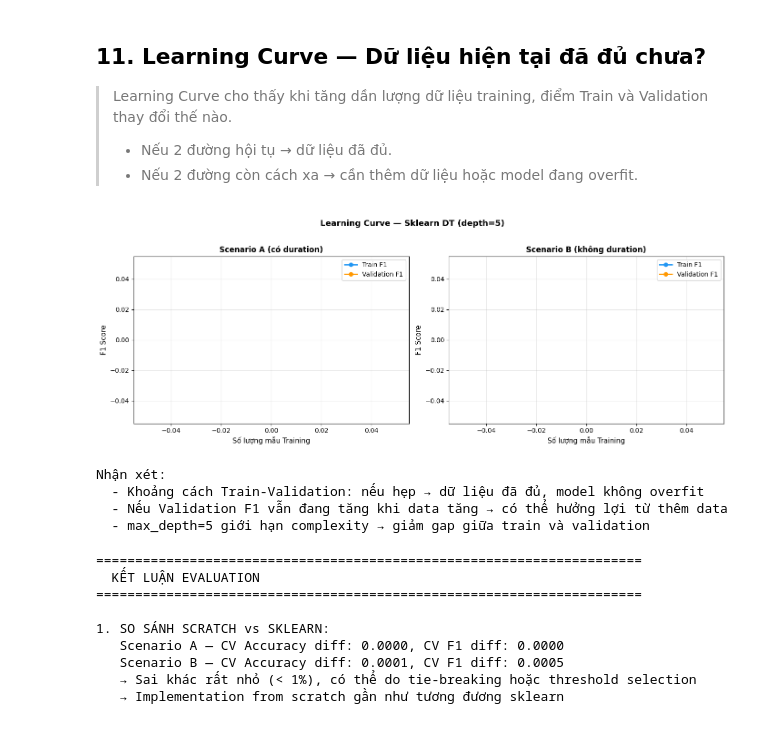
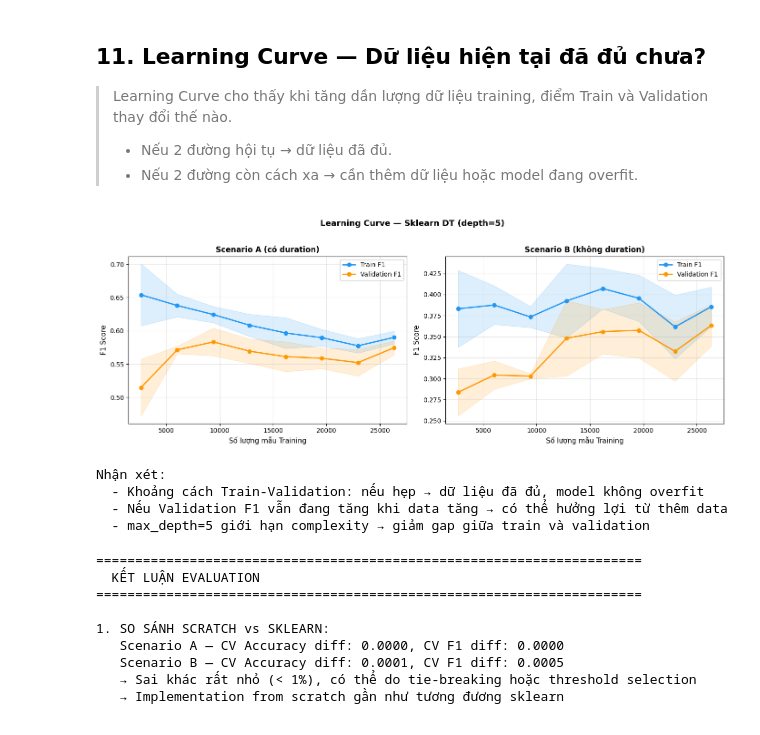
Before and after one commit to thacbaonguyen/data_mining, a Jupyter notebook: notebooks/05_evaluation.ipynb, the cells around one changed output. Drawn from its saved outputs; the diff is of its cells as text; code cells hidden in the pictures.

Commit message:
fix: scoring metric in learning curve to use pos_label='yes'

```diff
--- a/notebooks/05_evaluation.ipynb
+++ b/notebooks/05_evaluation.ipynb
@@ -579,39 +579,39 @@ for ax, scenario, label in [(axes[0], "scenario_A", "Scenario A (có duration)")
         sk, d["X_train"], d["y_train"],
         train_sizes=np.linspace(0.1, 1.0, 8),
         cv=StratifiedKFold(n_splits=5, shuffle=True, random_state=42),
-        scoring="f1",
+        scoring=make_scorer(f1_score, pos_label="yes"),
         n_jobs=-1
     )
 
     train_mean = train_scores.mean(axis=1)
     train_std = train_scores.std(axis=1)
     val_mean = val_scores.mean(axis=1)
     val_std = val_scores.std(axis=1)
 
     ax.plot(train_sizes, train_mean, "o-", color="#2196F3", label="Train F1", linewidth=2)
     ax.fill_between(train_sizes, train_mean - train_std, train_mean + train_std,
                     alpha=0.15, color="#2196F3")
     ax.plot(train_sizes, val_mean, "o-", color="#FF9800", label="Validation F1", linewidth=2)
     ax.fill_between(train_sizes, val_mean - val_std, val_mean + val_std,
                     alpha=0.15, color="#FF9800")
 
     ax.set_xlabel("Số lượng mẫu Training", fontsize=11)
     ax.set_ylabel("F1 Score", fontsize=11)
     ax.set_title(label, fontweight="bold", fontsize=12)
     ax.legend(fontsize=10)
     ax.grid(True, alpha=0.3)
 
 plt.suptitle("Learning Curve — Sklearn DT (depth=5)", fontweight="bold", fontsize=13, y=1.02)
 plt.tight_layout()
 plt.savefig(REPORT_DIR + "/05_learning_curve.png", dpi=150, bbox_inches="tight")
 plt.show()
 
 print("\nNhận xét:")
 print("  - Khoảng cách Train-Validation: nếu hẹp → dữ liệu đã đủ, model không overfit")
 print("  - Nếu Validation F1 vẫn đang tăng khi data tăng → có thể hưởng lợi từ thêm data")
 print("  - max_depth=5 giới hạn complexity → giảm gap giữa train và validation")
 # %% [output]
-[figure, old version]
+[figure, new version]
 Nhận xét:
   - Khoảng cách Train-Validation: nếu hẹp → dữ liệu đã đủ, model không overfit
   - Nếu Validation F1 vẫn đang tăng khi data tăng → có thể hưởng lợi từ thêm data
```
Also changed, not shown: 1 other file.
